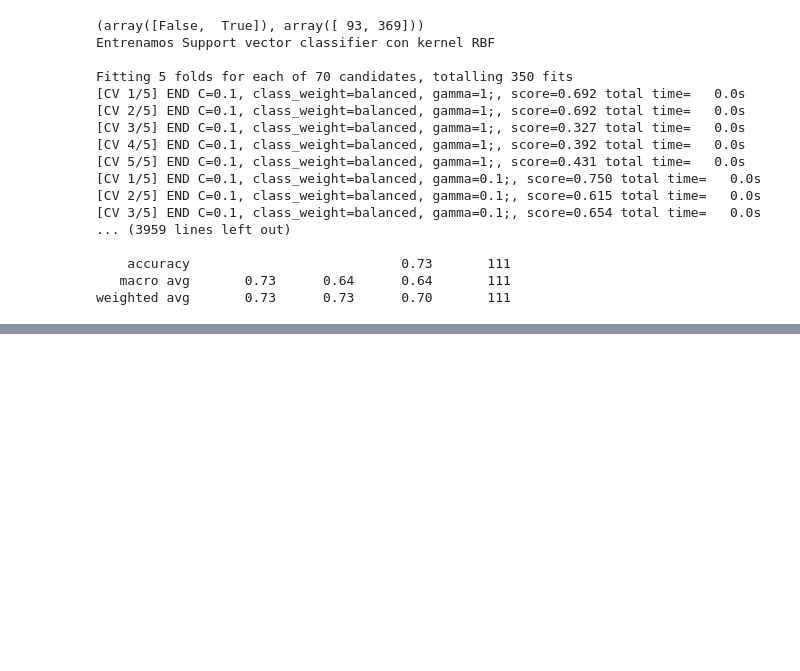
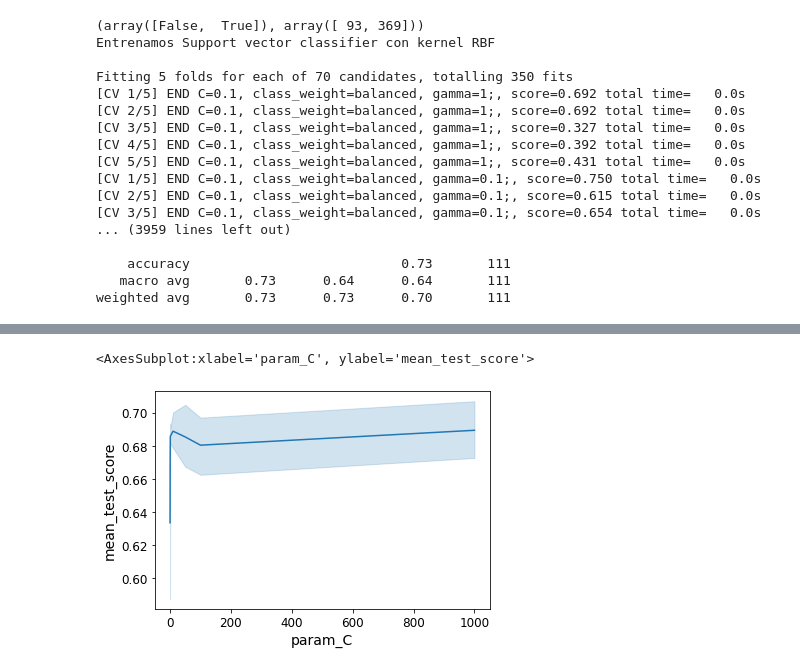
Before and after one commit to eveolsza/TP3--Support-Vector-Machines_Decision-Trees, a Jupyter notebook: TP3.ipynb, the cells around one changed output, grey strips where cells are left out. Cells and saved outputs as stored; diff of their text form; code cells hidden in the pictures; blank space fills up the shorter version.

```diff
--- a/Untitled.ipynb
+++ b/TP3.ipynb
@@ -470,3 +471,5 @@ Fitting 5 folds for each of 70 candidates, totalling 350 fits
     accuracy                           0.73       111
    macro avg       0.73      0.64      0.64       111
 weighted avg       0.73      0.73      0.70       111
+# %%
+GridSearchResult_rbf_WeightedClean = pd.read_csv('GridSearchResult_rbf_WeightedClean.csv')
@@ -472,0 +496,2 @@ weighted avg       0.73      0.73      0.70       111
+# %%
+GridSearchResult_rbf_WeightedClean['param_class_weight'] = GridSearchResult_rbf_WeightedClean['param_class_weight'].fillna('unbalanced')
@@ -472,0 +513,5 @@ weighted avg       0.73      0.73      0.70       111
+# %%
+sns.lineplot(data=GridSearchResult_rbf_WeightedClean, x='param_C', y='mean_test_score')
+# %% [output]
+<AxesSubplot:xlabel='param_C', ylabel='mean_test_score'>
+[figure, added]
```
Also changed, not shown: parts of 16 cells of this notebook, 2 other files.
